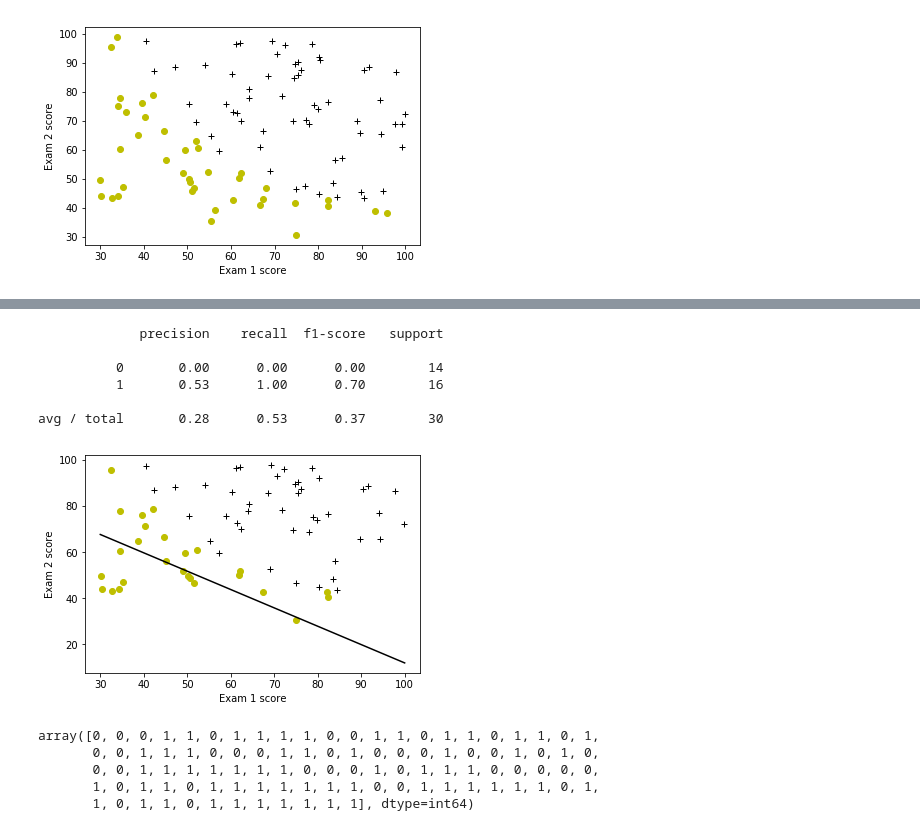
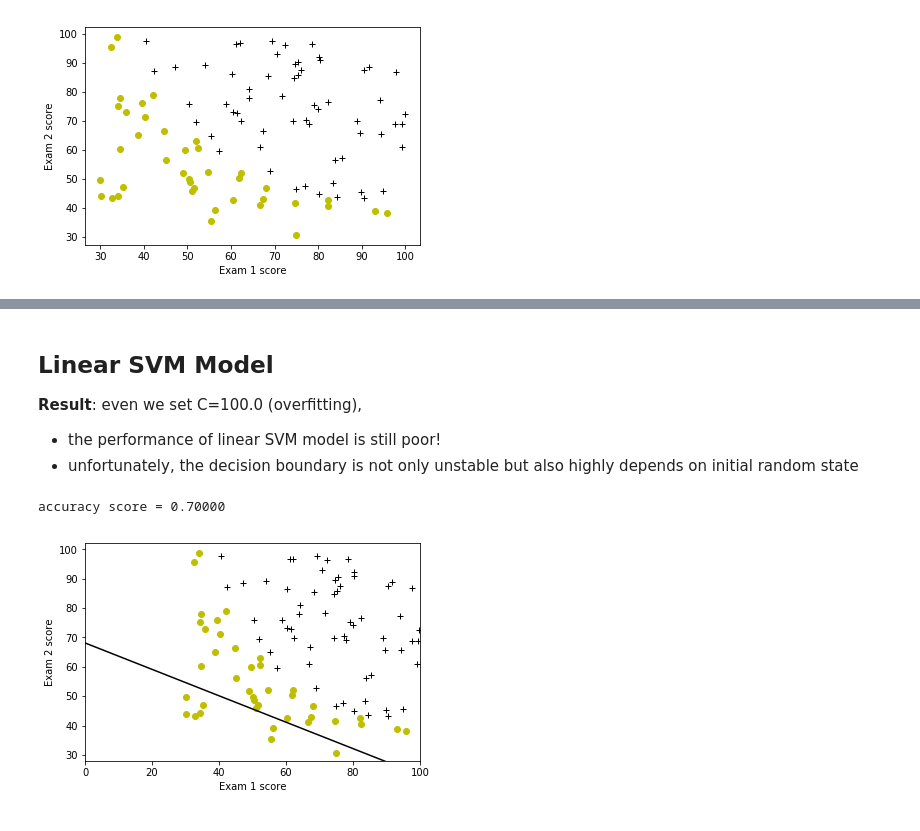
Before and after one commit to ZhenyiLin/python_classification, a Jupyter notebook: SVM.ipynb, the cells around one changed output, grey strips where cells are left out. Drawn from its saved outputs; the diff is of its cells as text; code cells hidden in the pictures.

```diff
--- a/SVM.ipynb
+++ b/SVM.ipynb
@@ -18,0 +111,3 @@ df = pd.read_csv('./ex2data1.txt', names=['score1', 'score2', 'admitted'])
+# %%
+df2 = pd.read_csv('./data/ex6data2.csv', names=['x1', 'x2', 'y'])
+fig, ax = plotData(df2)
@@ -18,0 +139,10 @@ df = pd.read_csv('./ex2data1.txt', names=['score1', 'score2', 'admitted'])
+# %%
+import numpy as np
+from matplotlib import pyplot as plt
+x_min, x_max = X[:,0].min()-0.1, X[:,0].max()+0.1
+y_min, y_max = X[:,1].min()-0.1, X[:,1].max()+0.1
+xx, yy = np.meshgrid(np.arange(x_min, x_max, 0.01), np.arange(y_min, y_max, 0.001))
+Z = model.predict(np.c_[xx.ravel(), yy.ravel()])
+Z = Z.reshape(xx.shape)
+fig, ax = plotData(df2)
+ax.contourf(xx, yy, Z)
@@ -19,6 +156,9 @@ df = pd.read_csv('./ex2data1.txt', names=['score1', 'score2', 'admitted'])
 # %%
+import pandas as pd
+from matplotlib import pyplot as plt
+dir_data = './data/ex2data1.txt'
+df = pd.read_csv(dir_data, names=['score1', 'score2', 'admitted'])
 def plotData(df):
-    from matplotlib import pyplot as plt
     x1 = df[df['admitted']==1]['score1']
     x2 = df[df['admitted']==0]['score1']
     y1 = df[df['admitted']==1]['score2']
@@ -64,3 +175,9 @@ Result shows that SVM does not perform good, it may because the data does not ha
+# %% [markdown]
+## Linear SVM Model
+
+**Result**: even we set C=100.0 (overfitting),
+* the performance of linear SVM model is still poor!
+* unfortunately, the decision boundary is not only unstable but also highly depends on initial random state
 # %%
 from sklearn.model_selection import train_test_split
 from sklearn.metrics import f1_score, accuracy_score, classification_report
@@ -68,49 +185,34 @@ from sklearn.svm import LinearSVC
 
 X = df.loc[:, ['score1', 'score2']].values
 y = df.loc[:, ['admitted']].values.ravel()
-X_train, X_test, y_train, y_test = train_test_split(X, y, test_size=0.3, random_state=1)
-
-model = LinearSVC(C=1.0, loss='hinge', class_weight=None, tol=1e-4)
-model.fit(X_train, y_train)
-y_pred = model.predict(X_test)
-#print("accuracy_score is %.5f" %accuracy_score(y_test, y_pred))
-print(classification_report(y_test, y_pred))
+X_train, X_test, y_train, y_test = train_test_split(X, y, test_size=0.1, random_state=1)
-# %% [output]
-             precision    recall  f1-score   support
-
-          0       0.00      0.00      0.00        14
-          1       0.53      1.00      0.70        16
-
-avg / total       0.28      0.53      0.37        30
 # %%
+model = LinearSVC(C=10000, loss='hinge', class_weight=None, tol=1e-6)
+model.fit(X_train, y_train)
+y_pred = model.predict(X_test)
+print("accuracy score = %.5f\n" %accuracy_score(y_test, y_pred))
+
 import numpy as np
 def plotBoundary(model, X, y):
     from matplotlib import pyplot as plt
     x1 = X[y==1,0]
     x2 = X[y==0,0]
     y1 = X[y==1,1]
     y2 = X[y==0,1]
     fig, ax = plt.subplots()
     ax.plot(x1,y1,"k+",x2,y2,"yo")
     ax.set_xlabel('Exam 1 score')
     ax.set_ylabel('Exam 2 score')
 
     a = model.coef_[0]
     b = model.intercept_[0]
-    xx = np.linspace(30,100)
+    xx = np.linspace(0,100)
     yy = (-a[0]*xx - b)/a[1]
     ax.plot(xx, yy, 'k-')
+    ax.set_xlim([0,100])
+    ax.set_ylim([28,102])
 
-plotBoundary(model, X_train, y_train)
+plotBoundary(model, X, y)
 # %% [output]
+accuracy score = 0.70000
-[figure, old version]
+[figure, new version]
-# %%
-def plotPrediction(df):
-    from matplotlib import pyplot as plt
-    fig, ax = plotData(df)
-# %% [output]
-array([0, 0, 0, 1, 1, 0, 1, 1, 1, 1, 0, 0, 1, 1, 0, 1, 1, 0, 1, 1, 0, 1,
-       0, 0, 1, 1, 1, 0, 0, 0, 1, 1, 0, 1, 0, 0, 0, 1, 0, 0, 1, 0, 1, 0,
-       0, 0, 1, 1, 1, 1, 1, 1, 1, 0, 0, 0, 1, 0, 1, 1, 1, 0, 0, 0, 0, 0,
-       1, 0, 1, 1, 0, 1, 1, 1, 1, 1, 1, 1, 0, 0, 1, 1, 1, 1, 1, 1, 0, 1,
-       1, 0, 1, 1, 0, 1, 1, 1, 1, 1, 1, 1], dtype=int64)
```
Also changed, not shown: parts of 16 cells of this notebook, 3 other files.
